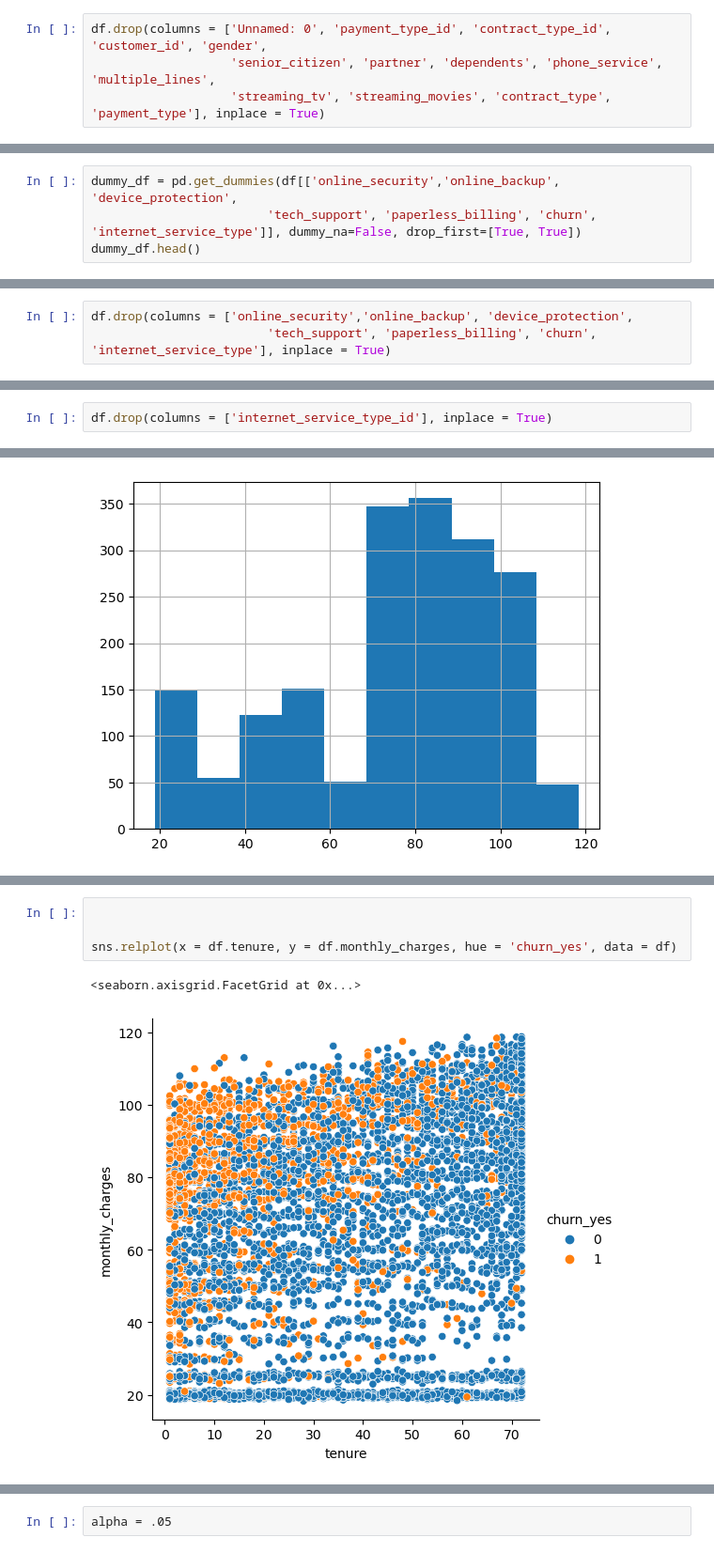
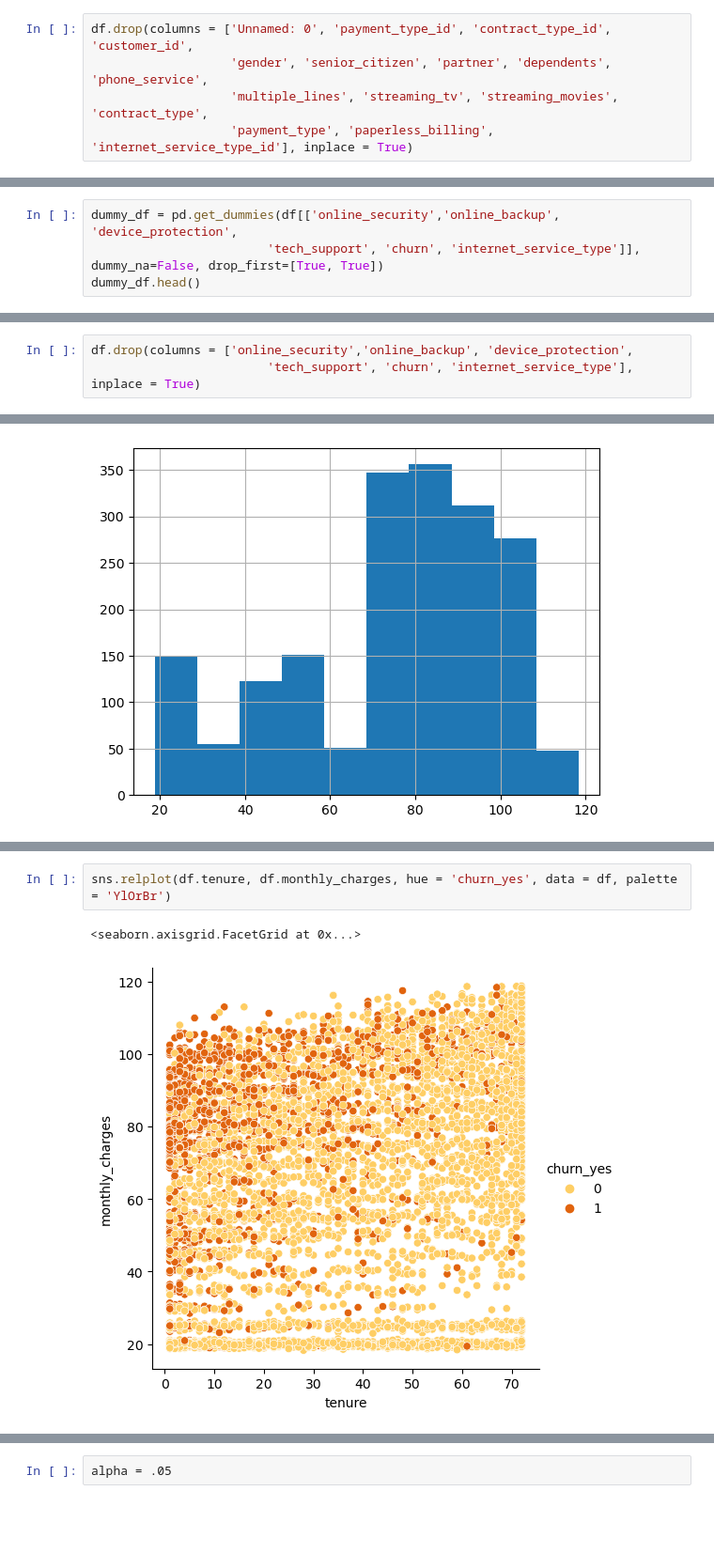
Before and after one commit to SHAWNSMITH16/classification_project, a Jupyter notebook: acquisition_preparation.ipynb, the cells around one changed output, grey strips where cells are left out. Shown at 94% size. Drawn from its saved outputs; the diff is of its cells as text; blank space fills up the shorter version.

```diff
--- a/acquisition_preparation.ipynb
+++ b/acquisition_preparation.ipynb
@@ -68,9 +71,10 @@ memory usage: 1.3+ MB
 # %% [markdown]
 #### ----------------------------------------Dropping unnecessary columns----------------------------------------
 # %%
-df.drop(columns = ['Unnamed: 0', 'payment_type_id', 'contract_type_id', 'customer_id', 'gender',
-                   'senior_citizen', 'partner', 'dependents', 'phone_service', 'multiple_lines',
-                   'streaming_tv', 'streaming_movies', 'contract_type', 'payment_type'], inplace = True)
+df.drop(columns = ['Unnamed: 0', 'payment_type_id', 'contract_type_id', 'customer_id',
+                   'gender', 'senior_citizen', 'partner', 'dependents', 'phone_service',
+                   'multiple_lines', 'streaming_tv', 'streaming_movies', 'contract_type',
+                   'payment_type', 'paperless_billing', 'internet_service_type_id'], inplace = True)
 # %% [markdown]
 #### ----------------------------------------Checking to see my remaining columns----------------------------------------
 # %%
@@ -184,7 +182,7 @@ memory usage: 659.2+ KB
 #### ----------------------------------------Creating dummy variables for the columns that were object datatypes----------------------------------------
 # %%
 dummy_df = pd.get_dummies(df[['online_security','online_backup', 'device_protection',
-                        'tech_support', 'paperless_billing', 'churn', 'internet_service_type']], dummy_na=False, drop_first=[True, True])
+                        'tech_support', 'churn', 'internet_service_type']], dummy_na=False, drop_first=[True, True])
 dummy_df.head()
 # %% [output]
 |  | online_security_No internet service | online_security_Yes | online_backup_No internet service | online_backup_Yes | ... |
@@ -205,6 +202,6 @@ df.head(1)
 # %%
 df.drop(columns = ['online_security','online_backup', 'device_protection',
-                        'tech_support', 'paperless_billing', 'churn', 'internet_service_type'], inplace = True)
+                        'tech_support', 'churn', 'internet_service_type'], inplace = True)
 # %%
 df.head()
 # %% [output]
@@ -239,2 +233,0 @@ memory usage: 357.1 KB
-# %%
-df.drop(columns = ['internet_service_type_id'], inplace = True)
@@ -305,7 +311,5 @@ churned_price.hist()
 # %%
-
-
-sns.relplot(x = df.tenure, y = df.monthly_charges, hue = 'churn_yes', data = df)
+sns.relplot(df.tenure, df.monthly_charges, hue = 'churn_yes', data = df, palette = 'YlOrBr')
 # %% [output]
 <seaborn.axisgrid.FacetGrid at 0x...>
-[figure, old version]
+[figure, new version]
```
Also changed, not shown: parts of 74 cells of this notebook.
